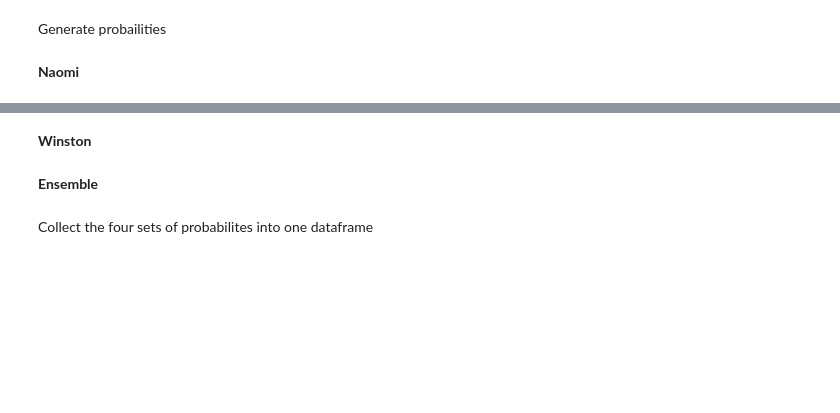
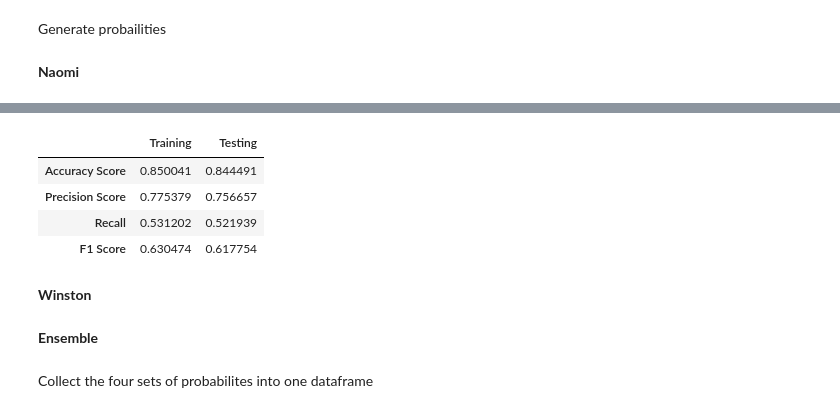
Before and after one commit to UCB-stat-159-s22/hw07-group24, a Jupyter notebook: main.ipynb, the cells around one changed output, grey strips where cells are left out. Cells and saved outputs as stored; diff of their text form; code cells hidden in the pictures; blank space fills up the shorter version.

```diff
--- a/main.ipynb
+++ b/main.ipynb
@@ -228,0 +280,2 @@ kavin_test_probs = kavin_model.predict_proba(X_test)[:, 1]
+# %%
+X_train, X_test, y_train, y_test = train_test_split(Xs, y, test_size = 0.25, random_state=1, stratify= y)
@@ -228,0 +288,12 @@ kavin_test_probs = kavin_model.predict_proba(X_test)[:, 1]
+# %%
+naomi_train_preds = naomi_model.predict(X_train)
+naomi_test_preds = naomi_model.predict(X_test)
+# %%
+naomi_performance = model_eval(y_train, y_test, naomi_train_preds, naomi_test_preds)
+naomi_performance
+# %% [output]
+|  | Training | Testing |
+| Accuracy Score | 0.850041 | 0.844491 |
+| Precision Score | 0.775379 | 0.756657 |
+| Recall | 0.531202 | 0.521939 |
+| F1 Score | 0.630474 | 0.617754 |
```
Also changed, not shown: parts of 15 cells of this notebook.
